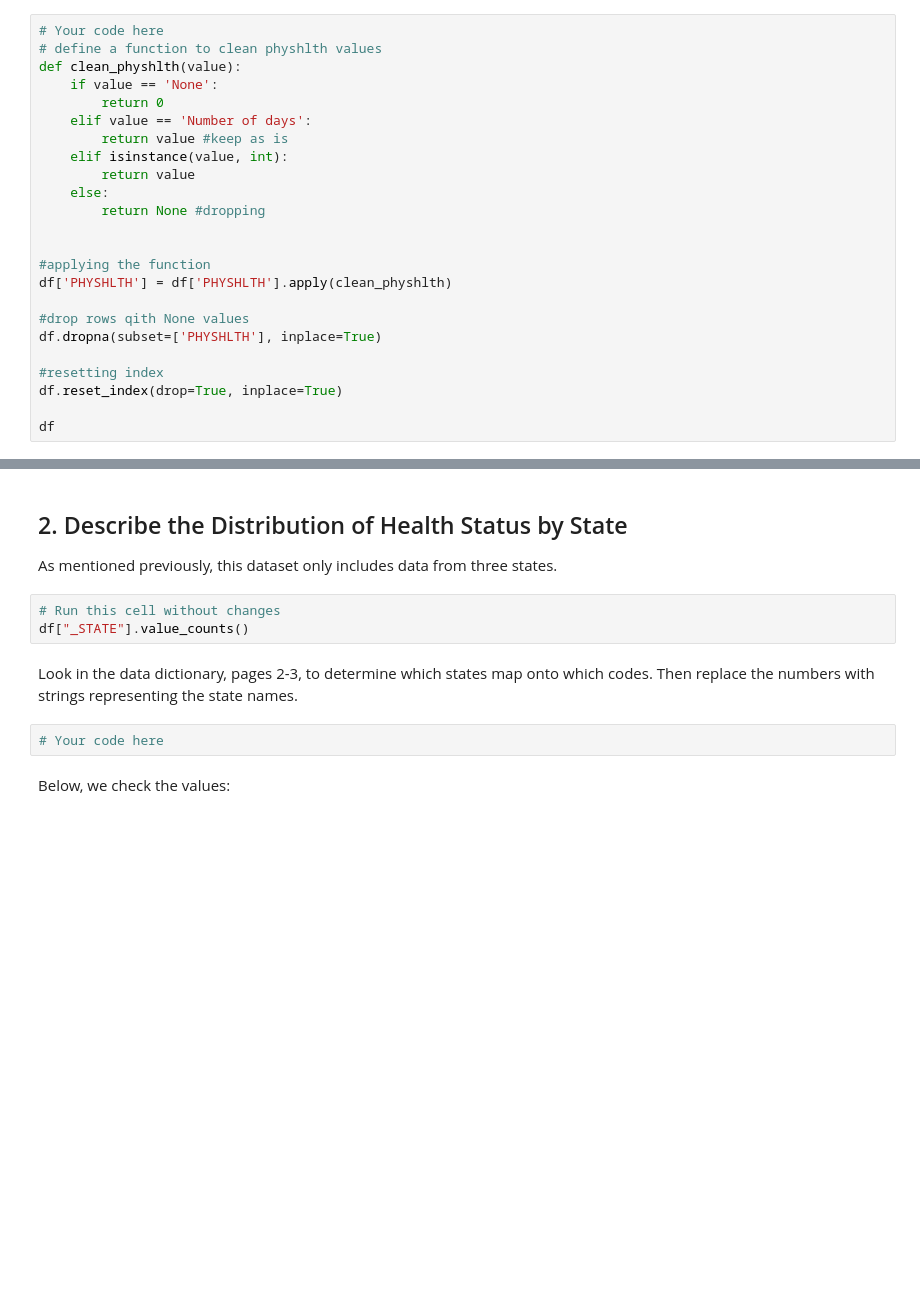
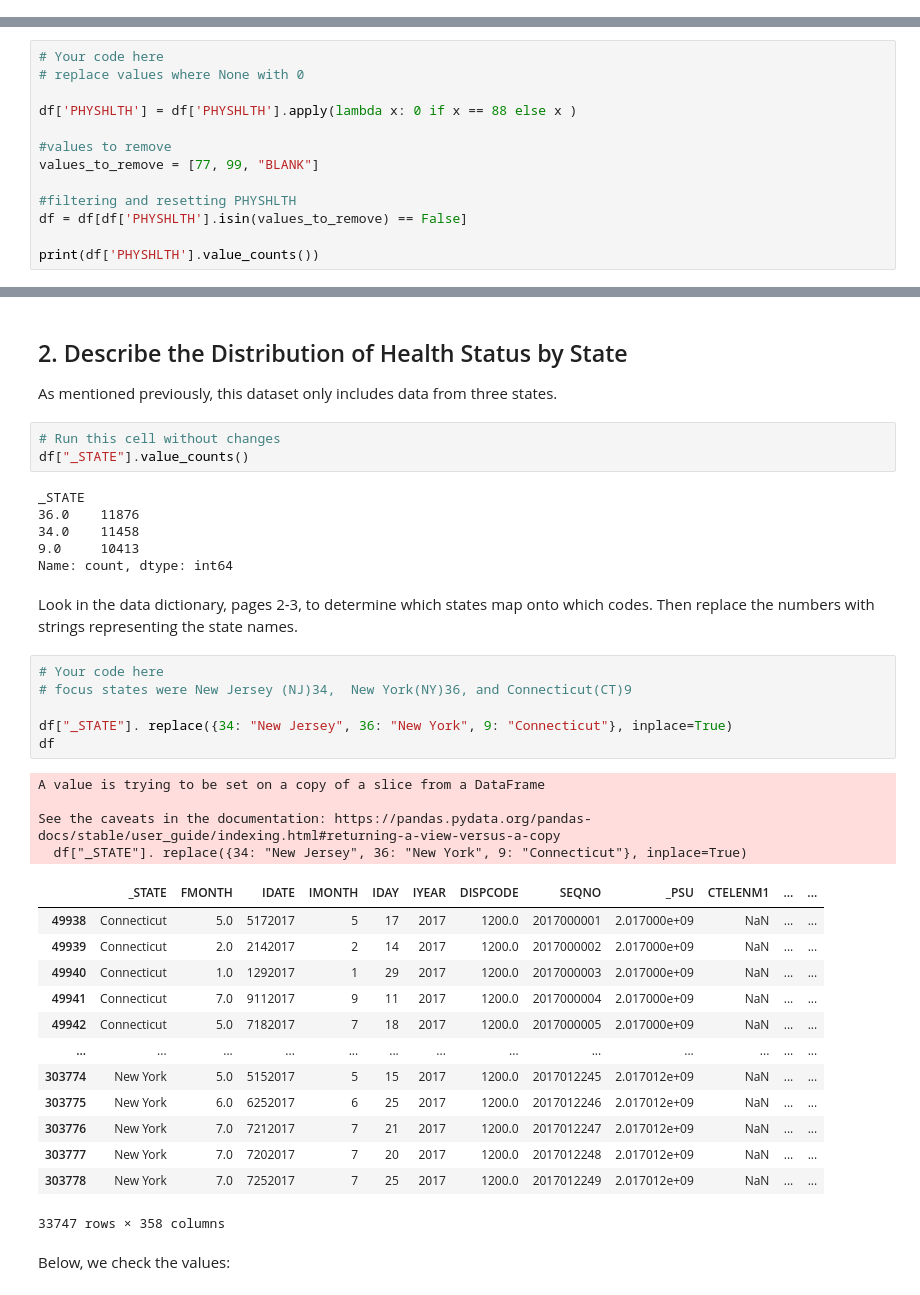
Before and after one commit to Austin-Murunga/dsc-hypothesis-testing-lab, a Jupyter notebook: index.ipynb, the cells around one changed output, grey strips where cells are left out. Drawn from its saved outputs; the diff is of its cells as text; blank space fills up the shorter version.

```diff
--- a/index.ipynb
+++ b/index.ipynb
@@ -139,27 +139,3 @@ Look in the data dictionary, page 17, to understand what is happening with these
 * The records where the `PHYSHLTH` value label is `None` are converted to 0
 * The records where the `PHYSHLTH` value label is `Number of days` are kept as-is
 * All other records are dropped (i.e. records with `Don't know/Not sure`, `Refused`, and `Not asked or Missing` value labels for `PHYSHLTH` are dropped)
-# %%
-# Your code here
-# define a function to clean physhlth values
-def clean_physhlth(value):
-    if value == 'None':
-        return 0
-    elif value == 'Number of days':
-        return value #keep as is
-    elif isinstance(value, int):
-        return value
-    else:
-        return None #dropping
-
-
-#applying the function
-df['PHYSHLTH'] = df['PHYSHLTH'].apply(clean_physhlth)
-
-#drop rows qith None values
-df.dropna(subset=['PHYSHLTH'], inplace=True)
-
-#resetting index
-df.reset_index(drop=True, inplace=True)
-
-df
@@ -168,0 +162,13 @@ df
+# %%
+# Your code here
+# replace values where None with 0
+
+df['PHYSHLTH'] = df['PHYSHLTH'].apply(lambda x: 0 if x == 88 else x )
+
+#values to remove
+values_to_remove = [77, 99, "BLANK"]
+
+#filtering and resetting PHYSHLTH
+df = df[df['PHYSHLTH'].isin(values_to_remove) == False]
+
+print(df['PHYSHLTH'].value_counts())
@@ -205,10 +233,38 @@ As mentioned previously, this dataset only includes data from three states.
 # %%
 # Run this cell without changes
 df["_STATE"].value_counts()
+# %% [output]
+_STATE
+36.0    11876
+34.0    11458
+9.0     10413
+Name: count, dtype: int64
 # %% [markdown]
 Look in the data dictionary, pages 2-3, to determine which states map onto which codes. Then replace the numbers with strings representing the state names.
-# %%
-# Your code here
+# %%
+# Your code here
+# focus states were New Jersey (NJ)34,  New York(NY)36, and Connecticut(CT)9
+
+df["_STATE"]. replace({34: "New Jersey", 36: "New York", 9: "Connecticut"}, inplace=True)
+df
+# %% [output]
+A value is trying to be set on a copy of a slice from a DataFrame
+
+See the caveats in the documentation: https://pandas.pydata.org/pandas-docs/stable/user_guide/indexing.html#returning-a-view-versus-a-copy
+  df["_STATE"]. replace({34: "New Jersey", 36: "New York", 9: "Connecticut"}, inplace=True)
+|  | _STATE | FMONTH | IDATE | IMONTH | IDAY | IYEAR | DISPCODE | SEQNO | _PSU | CTELENM1 | ... | ... |
+| 49938 | Connecticut | 5.0 | 5172017 | 5 | 17 | 2017 | 1200.0 | 2017000001 | 2.017000e+09 | NaN | ... | ... |
+| 49939 | Connecticut | 2.0 | 2142017 | 2 | 14 | 2017 | 1200.0 | 2017000002 | 2.017000e+09 | NaN | ... | ... |
+| 49940 | Connecticut | 1.0 | 1292017 | 1 | 29 | 2017 | 1200.0 | 2017000003 | 2.017000e+09 | NaN | ... | ... |
+| 49941 | Connecticut | 7.0 | 9112017 | 9 | 11 | 2017 | 1200.0 | 2017000004 | 2.017000e+09 | NaN | ... | ... |
+| 49942 | Connecticut | 5.0 | 7182017 | 7 | 18 | 2017 | 1200.0 | 2017000005 | 2.017000e+09 | NaN | ... | ... |
+| ... | ... | ... | ... | ... | ... | ... | ... | ... | ... | ... | ... | ... |
+| 303774 | New York | 5.0 | 5152017 | 5 | 15 | 2017 | 1200.0 | 2017012245 | 2.017012e+09 | NaN | ... | ... |
+| 303775 | New York | 6.0 | 6252017 | 6 | 25 | 2017 | 1200.0 | 2017012246 | 2.017012e+09 | NaN | ... | ... |
+| 303776 | New York | 7.0 | 7212017 | 7 | 21 | 2017 | 1200.0 | 2017012247 | 2.017012e+09 | NaN | ... | ... |
+| 303777 | New York | 7.0 | 7202017 | 7 | 20 | 2017 | 1200.0 | 2017012248 | 2.017012e+09 | NaN | ... | ... |
+| 303778 | New York | 7.0 | 7252017 | 7 | 25 | 2017 | 1200.0 | 2017012249 | 2.017012e+09 | NaN | ... | ... |
+33747 rows × 358 columns
 # %% [markdown]
 Below, we check the values:
 # %%
```
Also changed, not shown: parts of 36 cells of this notebook.
